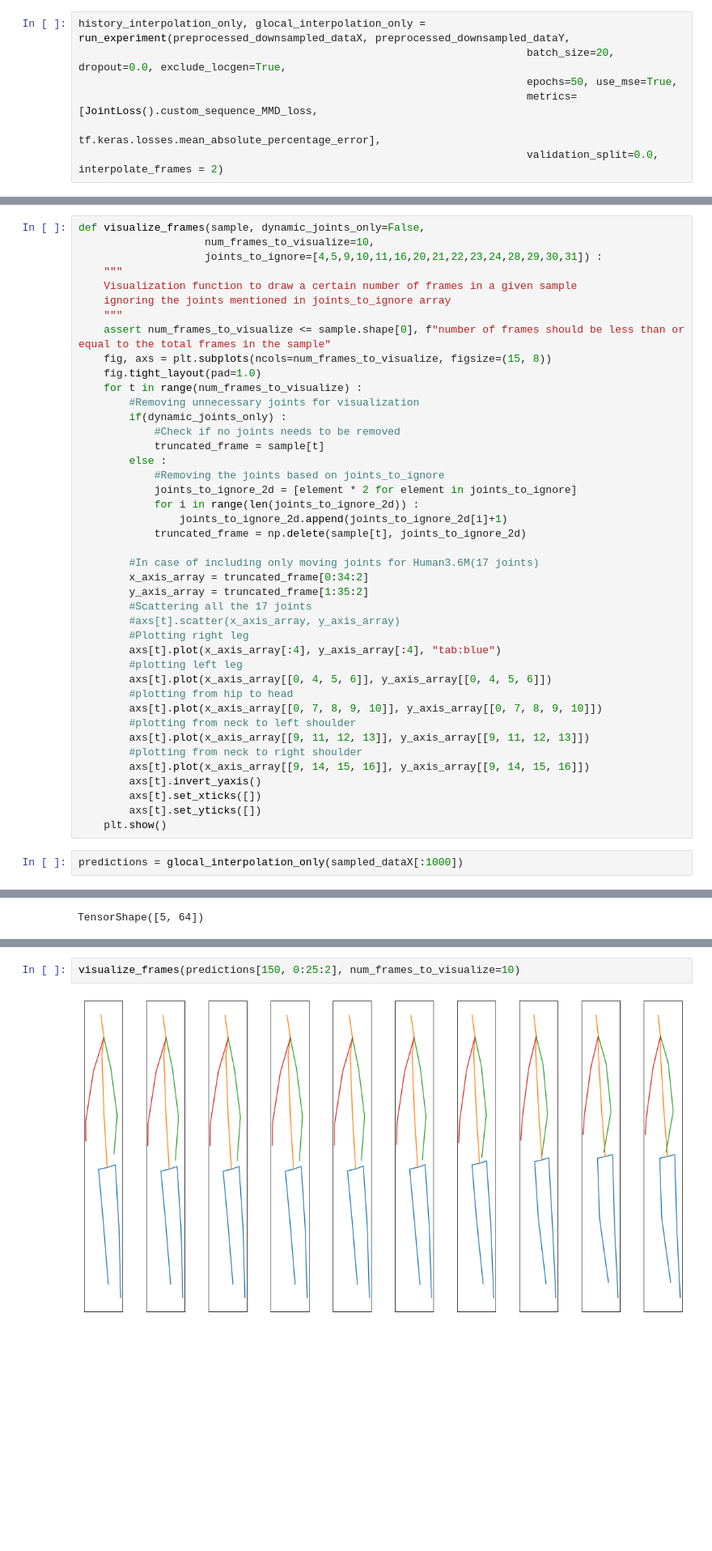
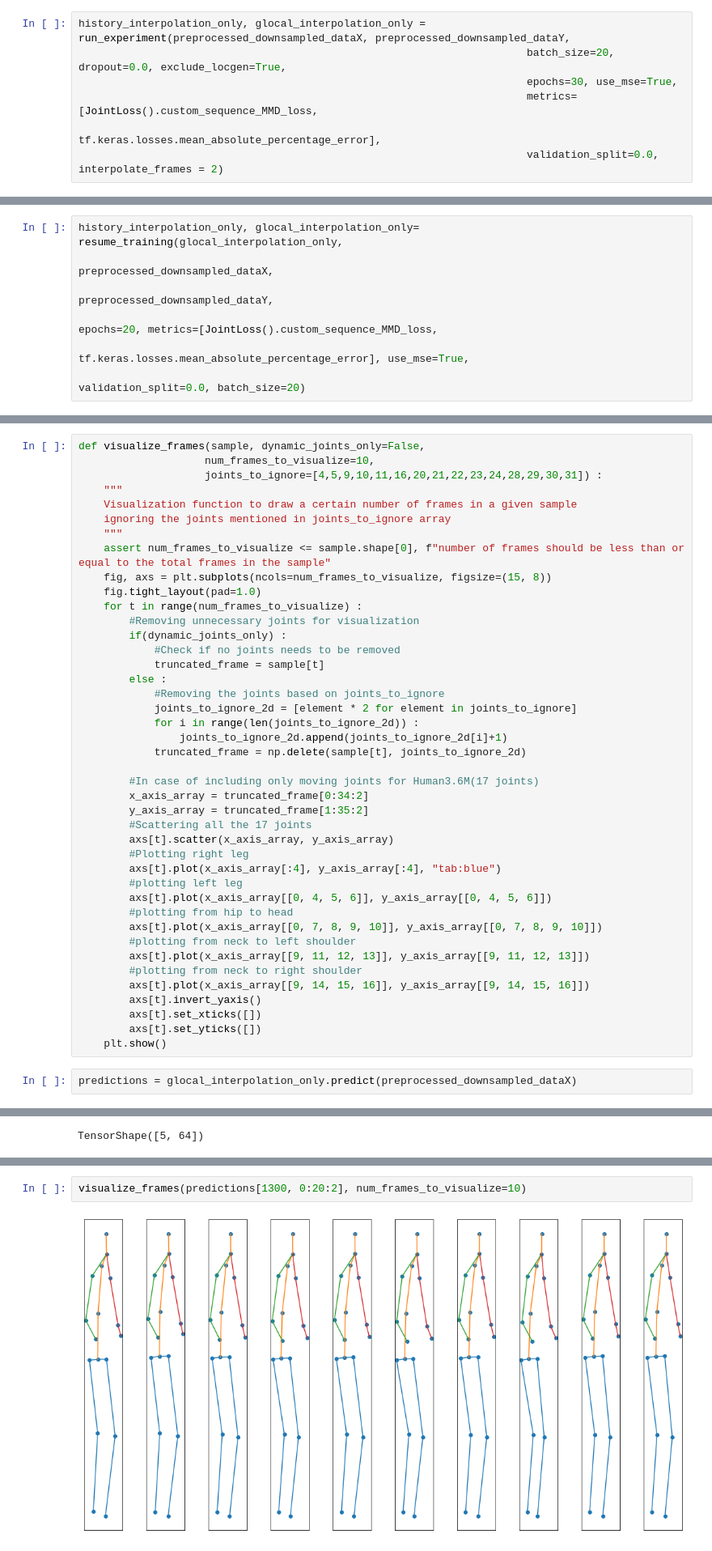
Before and after one commit to IbramMedhat/Human-Motion-Synthesis, a Jupyter notebook: GlocalNet_full_implmentation.ipynb, the cells around one changed output, grey strips where cells are left out. Shown at 81% size. Saved outputs shown, nothing was run; the diff lists cells and outputs as text; blank space fills up the shorter version.

```diff
--- a/GlocalNet_full_implmentation.ipynb
+++ b/GlocalNet_full_implmentation.ipynb
@@ -613,7 +684,7 @@ Epoch 50/50
 # %%
 history_interpolation_only, glocal_interpolation_only = run_experiment(preprocessed_downsampled_dataX, preprocessed_downsampled_dataY,
                                                                        batch_size=20, dropout=0.0, exclude_locgen=True,
-                                                                       epochs=50, use_mse=True,
+                                                                       epochs=30, use_mse=True,
                                                                        metrics=[JointLoss().custom_sequence_MMD_loss,
                                                                                 tf.keras.losses.mean_absolute_percentage_error],
                                                                        validation_split=0.0, interpolate_frames = 2)
@@ -637,0 +709,7 @@ Epoch 50/50
+# %%
+history_interpolation_only, glocal_interpolation_only= resume_training(glocal_interpolation_only,
+                                                                                        preprocessed_downsampled_dataX,
+                                                                                        preprocessed_downsampled_dataY,
+                                                                                        epochs=20, metrics=[JointLoss().custom_sequence_MMD_loss,
+                                                                tf.keras.losses.mean_absolute_percentage_error], use_mse=True,
+                                                                                        validation_split=0.0, batch_size=20)
@@ -664,7 +821,7 @@ def visualize_frames(sample, dynamic_joints_only=False,
         x_axis_array = truncated_frame[0:34:2]
         y_axis_array = truncated_frame[1:35:2]
         #Scattering all the 17 joints
-        #axs[t].scatter(x_axis_array, y_axis_array)
+        axs[t].scatter(x_axis_array, y_axis_array)
         #Plotting right leg
         axs[t].plot(x_axis_array[:4], y_axis_array[:4], "tab:blue")
         #plotting left leg
@@ -680,4 +837,4 @@ def visualize_frames(sample, dynamic_joints_only=False,
         axs[t].set_yticks([])
     plt.show()
 # %%
-predictions = glocal_interpolation_only(sampled_dataX[:1000])
+predictions = glocal_interpolation_only.predict(preprocessed_downsampled_dataX)
@@ -711,5 +889,5 @@ TensorShape([5, 64])
 # %%
-visualize_frames(predictions[150, 0:25:2], num_frames_to_visualize=10)
+visualize_frames(predictions[1300, 0:20:2], num_frames_to_visualize=10)
 # %% [output]
-[figure, old version]
+[figure, new version]
 # %%
```
Also changed, not shown: parts of 34 cells of this notebook.
